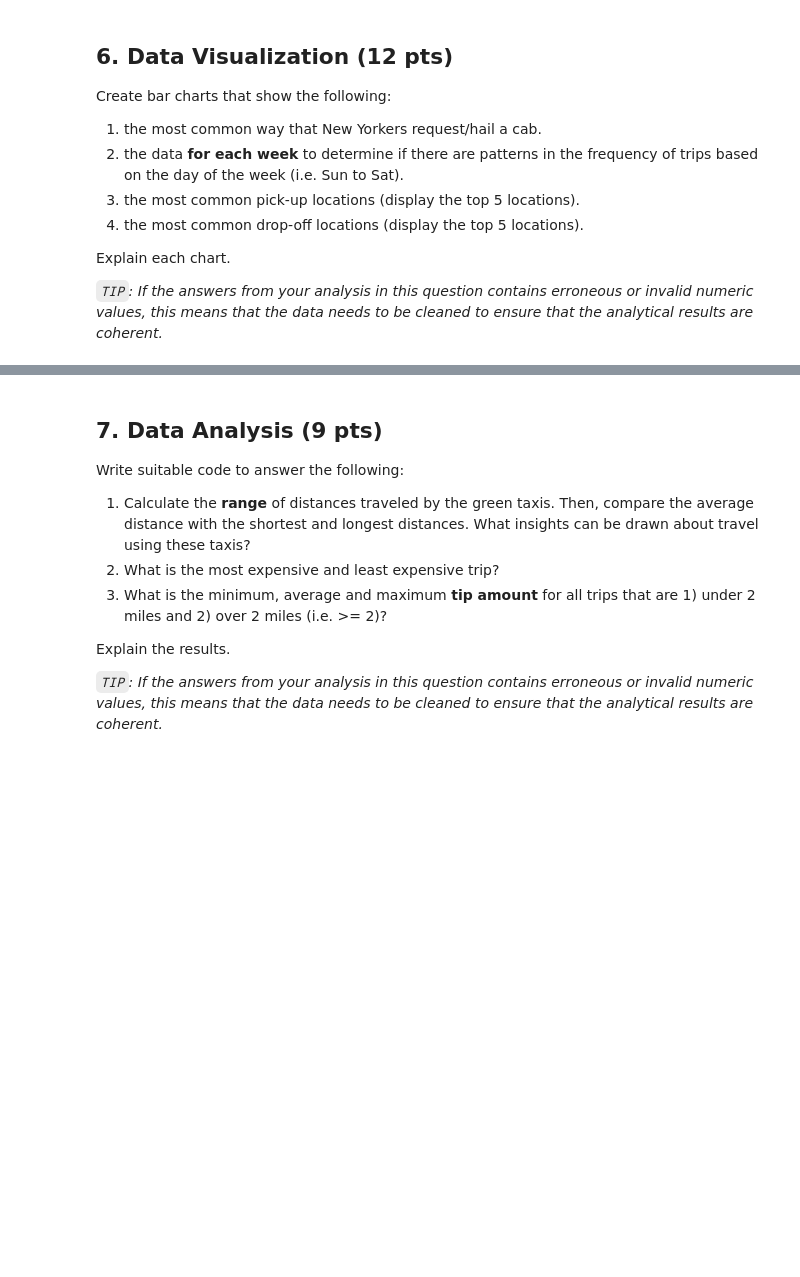
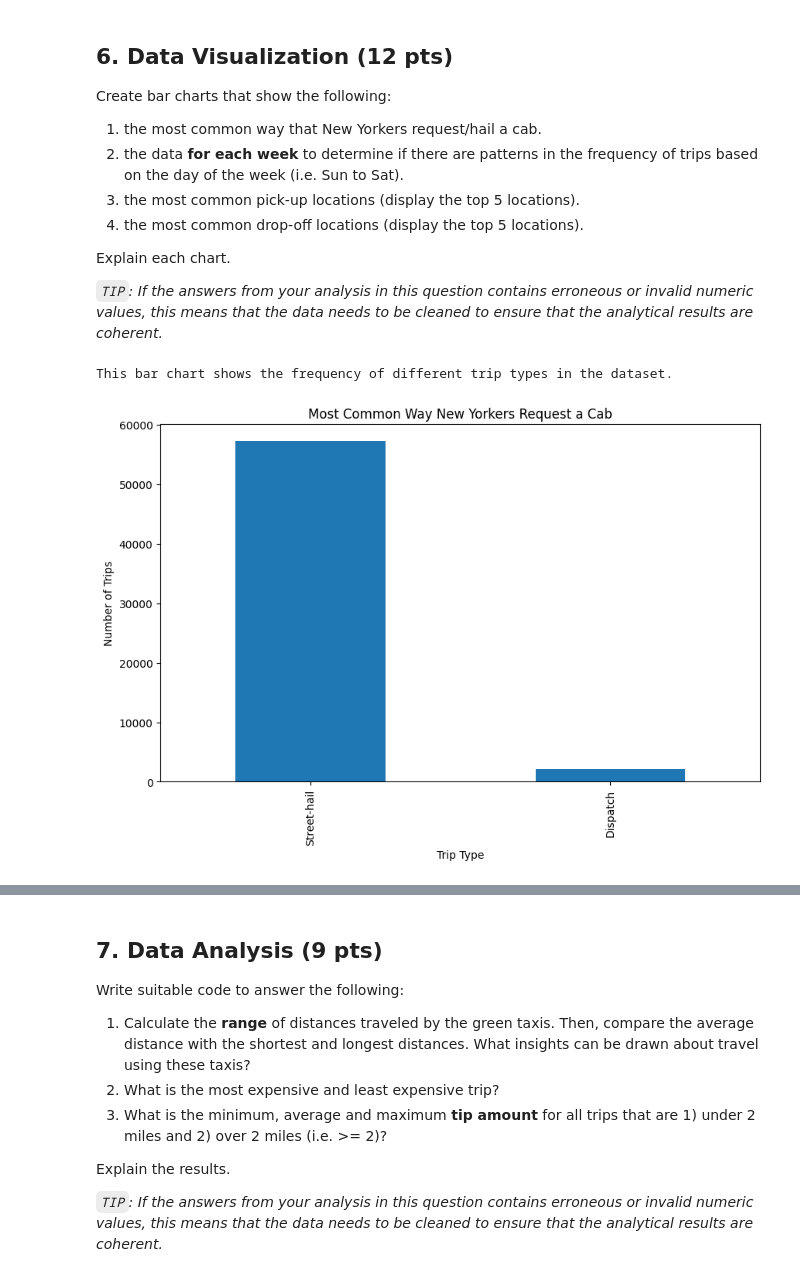
Before and after one commit to DavidYu75/ds3000-assignments, a Jupyter notebook: DS3000.A3.David.Yu.ipynb, the cells around one changed output, grey strips where cells are left out. Drawn from its saved outputs; the diff is of its cells as text; code cells hidden in the pictures; blank space fills up the shorter version.

```diff
--- a/DS3000.A3.David.Yu.ipynb
+++ b/DS3000.A3.David.Yu.ipynb
@@ -353,3 +353,18 @@ Create bar charts that show the following:
 Explain each chart.
 
 *`TIP`: If the answers from your analysis in this question contains erroneous or invalid numeric values, this means that the data needs to be cleaned to ensure that the analytical results are coherent.*
+# %%
+# most common way that New Yorks request a cab
+trip_type_map = {1.0: 'Street-hail', 2.0: 'Dispatch', pd.NA: 'Unknown'}
+tripdata_df['trip_type_name'] = tripdata_df['trip_type'].map(trip_type_map)
+
+trip_type_counts = tripdata_df['trip_type_name'].value_counts()
+ax = trip_type_counts.plot(kind='bar', figsize=(10,6),
+                          title='Most Common Way New Yorkers Request a Cab')
+ax.set_xlabel('Trip Type')
+ax.set_ylabel('Number of Trips')
+
+print("This bar chart shows the frequency of different trip types in the dataset.")
+# %% [output]
+This bar chart shows the frequency of different trip types in the dataset.
+[figure, added]
```
Also changed, not shown: parts of 6 cells of this notebook.
